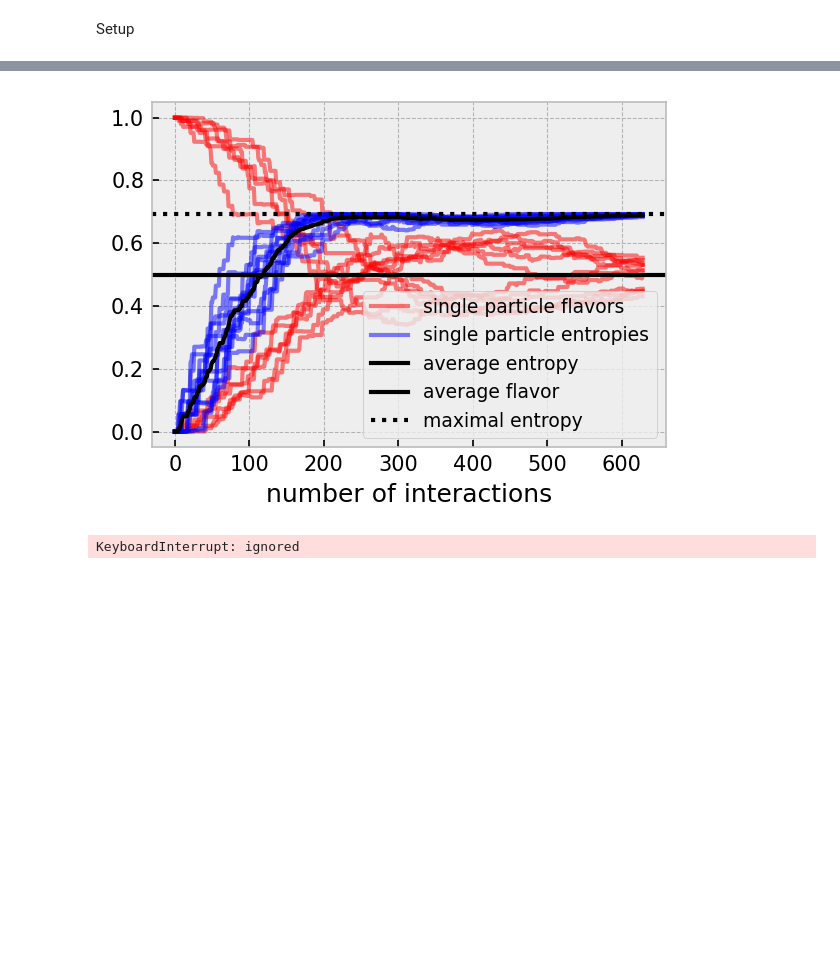
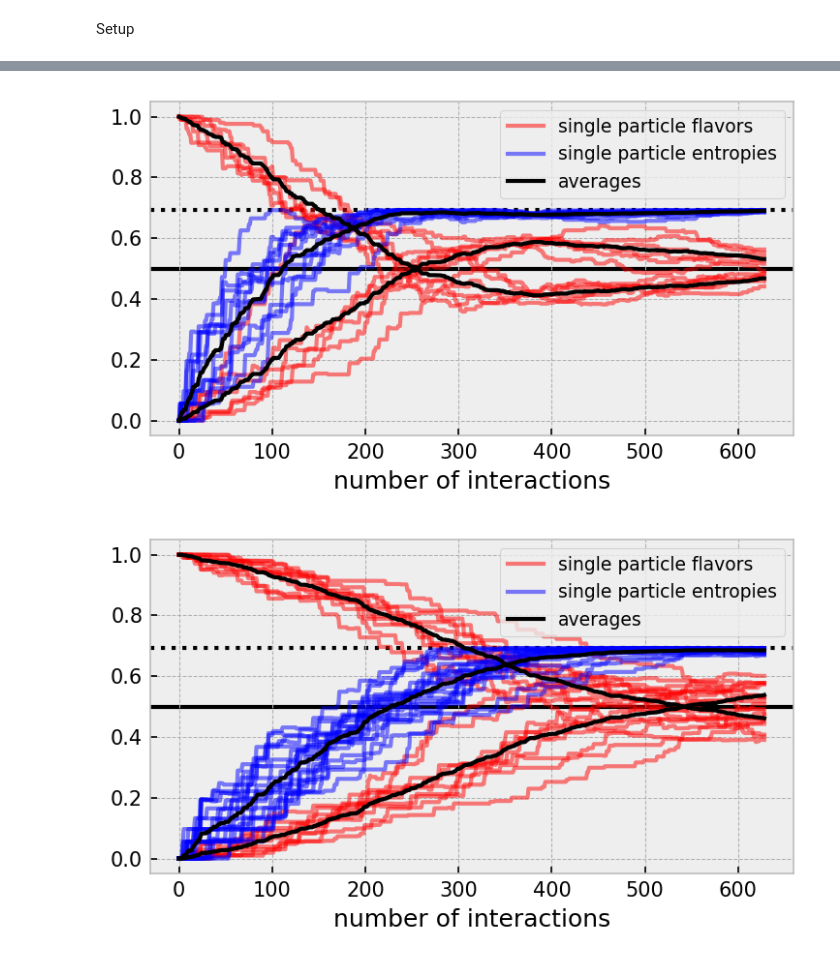
Before and after one commit to schrodingers-turtle/cooking-simulation, a Jupyter notebook: notebooks/cooking_simulation_1.ipynb, the cells around one changed output, grey strips where cells are left out. Saved outputs shown, nothing was run; the diff lists cells and outputs as text; code cells hidden in the pictures; blank space fills up the shorter version.

```diff
--- a/notebooks/cooking_simulation_1.ipynb
+++ b/notebooks/cooking_simulation_1.ipynb
@@ -175,15 +206,15 @@ omega0_t = 0.1
 n_scatters = round(20 * pi/omega0_t)
 data = analyze(psi0, n_scatters=n_scatters, omega0_t=omega0_t)
 # %%
-plot(data)
+plot(*data, style=2)
 # %% [output]
-[figure, old version]
+[figure, new version]
 # %%
-psi0 = 10 * [1] + 10 * [0]
+psi0 = 10 * [0] + 10 * [1]
 omega0_t = 0.1
 n_scatters = round(20 * pi/omega0_t)
 data = analyze(psi0, n_scatters=n_scatters, omega0_t=omega0_t)
-# %% [output]
-KeyboardInterrupt: ignored
 # %%
-plot(data)
+plot(*data, style=2)
+# %% [output]
+[figure, added]
```
Also changed, not shown: parts of 9 cells of this notebook, 3 other files.
